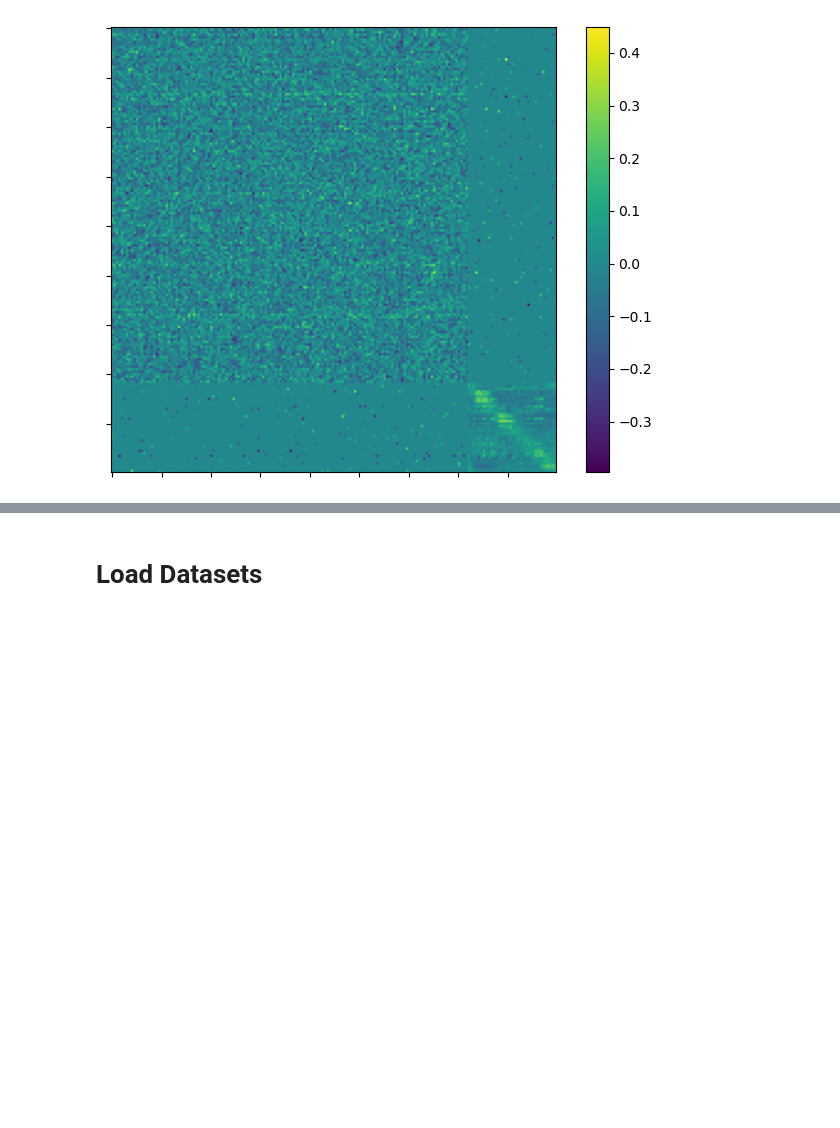
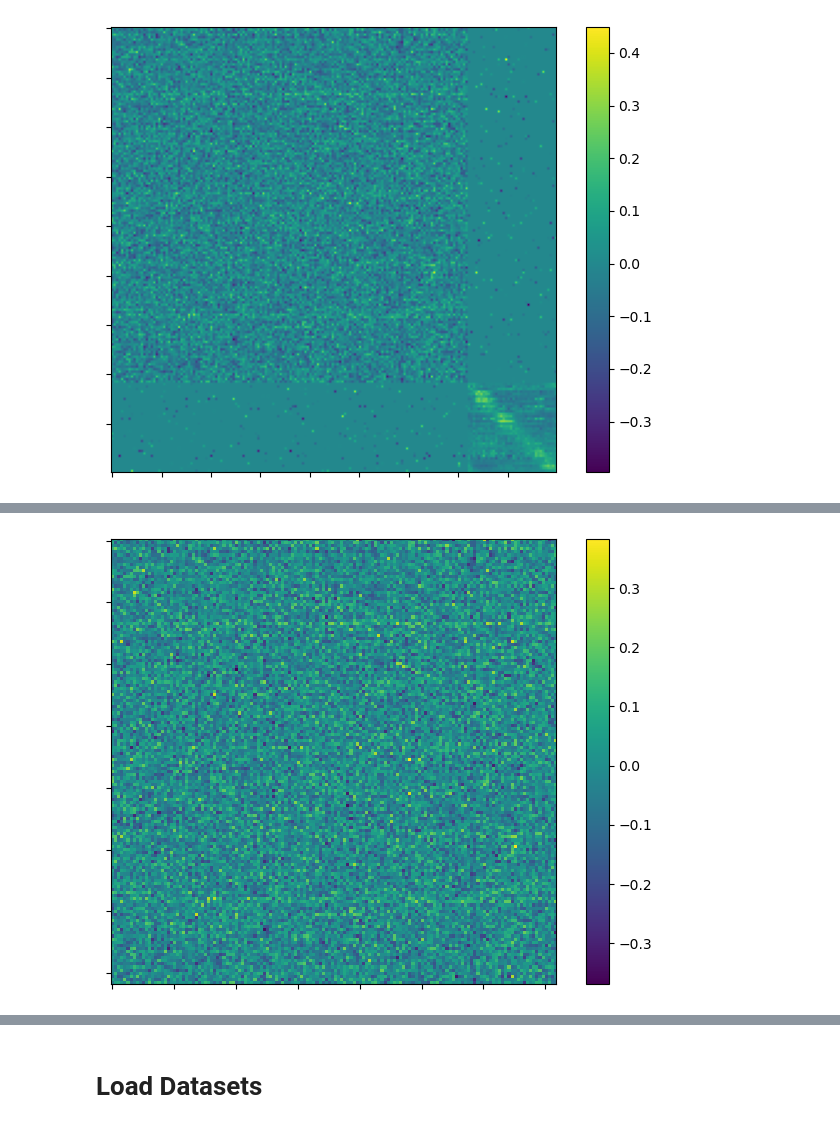
Before and after one commit to esigalas/MixedConnectivityModels, a Jupyter notebook: FEF-Mixed_Region_Models_Set_and_Train.ipynb, the cells around one changed output, grey strips where cells are left out. Saved outputs shown, nothing was run; the diff lists cells and outputs as text; code cells hidden in the pictures; blank space fills up the shorter version.

```diff
--- a/FEF-Mixed_Region_Models_Set_and_Train.ipynb
+++ b/FEF-Mixed_Region_Models_Set_and_Train.ipynb
@@ -467,0 +492,11 @@ plt.show()
+# %%
+plt.imshow(ww['W_rec1_2'])
+plt.yticks(np.arange(0,180-bump_population,20),[])
+plt.xticks(np.arange(0,180-bump_population,20),[])
+plt.tight_layout()
+plt.colorbar()
+plt.savefig('eps_images-new/'+'W_recurrent_non-bump_weights_20%model.pdf',format='pdf')
+
+plt.show()
+# %% [output]
+[figure, added]
```
Also changed, not shown: parts of 7 cells of this notebook.
